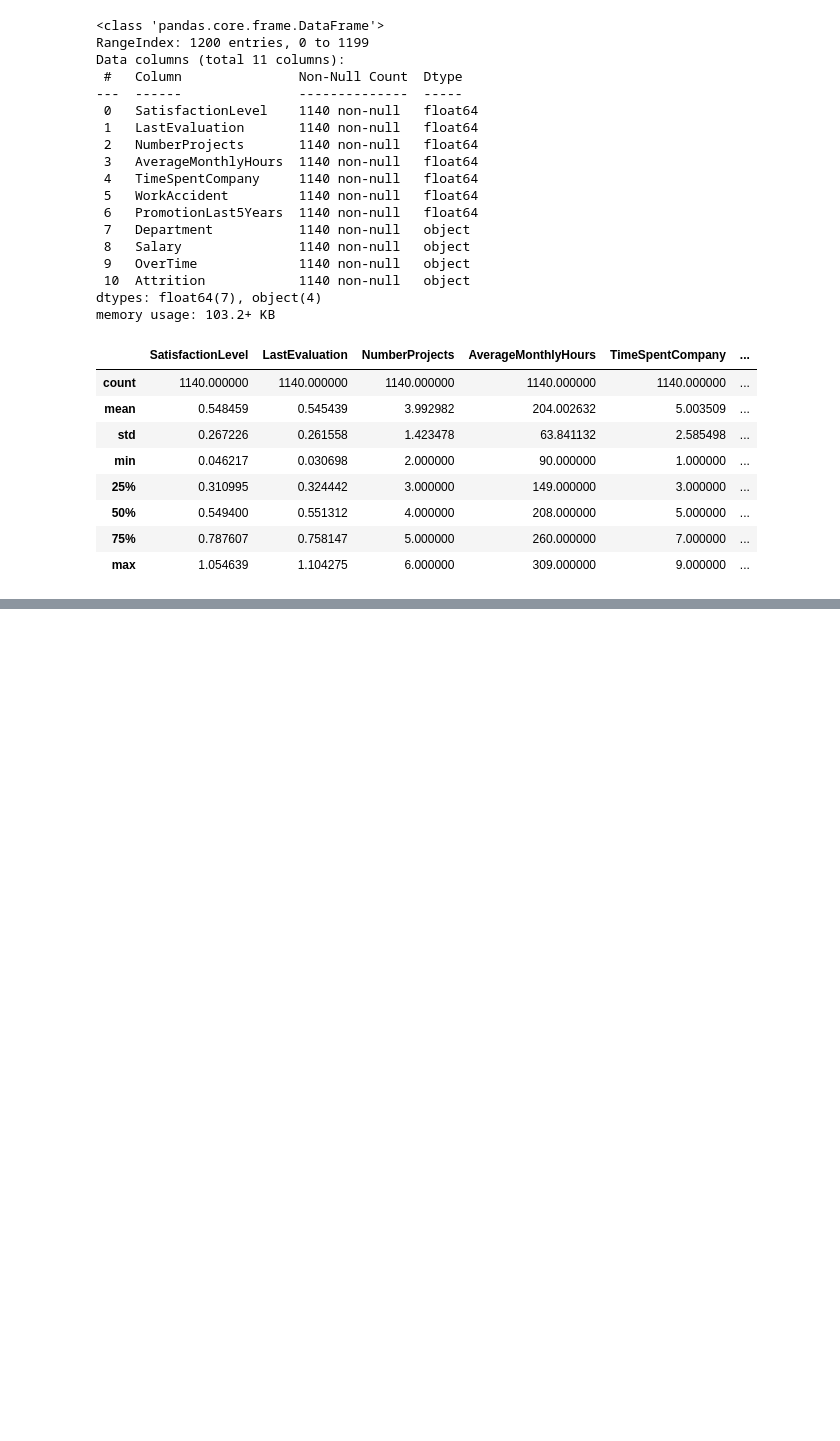
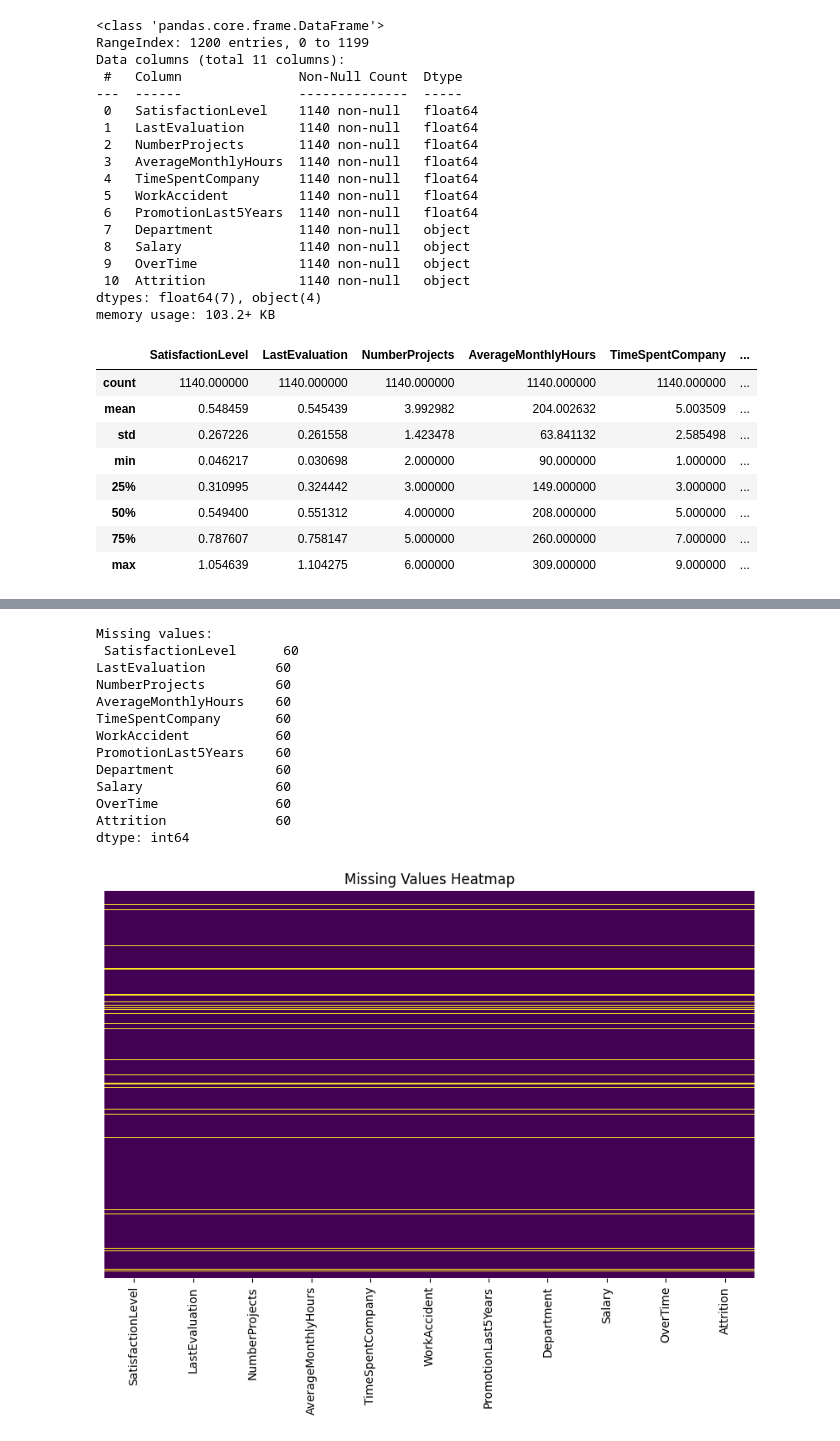
Before and after one commit to ahmetrnn/MachineLearningProject, a Jupyter notebook: Core/core/EDA.ipynb, the cells around one changed output, grey strips where cells are left out. Drawn from its saved outputs; the diff is of its cells as text; code cells hidden in the pictures; blank space fills up the shorter version.

```diff
--- a/Core/core/EDA.ipynb
+++ b/Core/core/EDA.ipynb
@@ -1,4 +1,4 @@
 # %%
 import pandas as pd
-# dont forget to copy your own file path
-df= pd.read_csv('/Users/ahmeteren/MachineLearningProject/dataset_HR.csv')
+
+df= pd.read_csv('/Users/bjornkapllani/MachineLearningProject/dataset_HR.csv')
@@ -36,0 +57,29 @@ memory usage: 103.2+ KB
+# %%
+#Now we will Check for missing values and identify any missing data that might need to be handled later.
+#This method will give us the number of missing values per column.
+import seaborn as sns
+import matplotlib.pyplot as plt
+
+#This method will give us the number of missing values per column.
+print("Missing values:\n", df.isnull().sum())
+
+# Visual heatmap of missing values to give a better understanding of the values.
+plt.figure(figsize=(10, 6))
+sns.heatmap(df.isnull(), cbar=False, cmap='viridis', yticklabels=False)
+plt.title('Missing Values Heatmap')
+plt.show()
+# %% [output]
+Missing values:
+ SatisfactionLevel      60
+LastEvaluation         60
+NumberProjects         60
+AverageMonthlyHours    60
+TimeSpentCompany       60
+WorkAccident           60
+PromotionLast5Years    60
+Department             60
+Salary                 60
+OverTime               60
+Attrition              60
+dtype: int64
+[figure, added]
```
Also changed, not shown: parts of 5 cells of this notebook, 2 other files.
